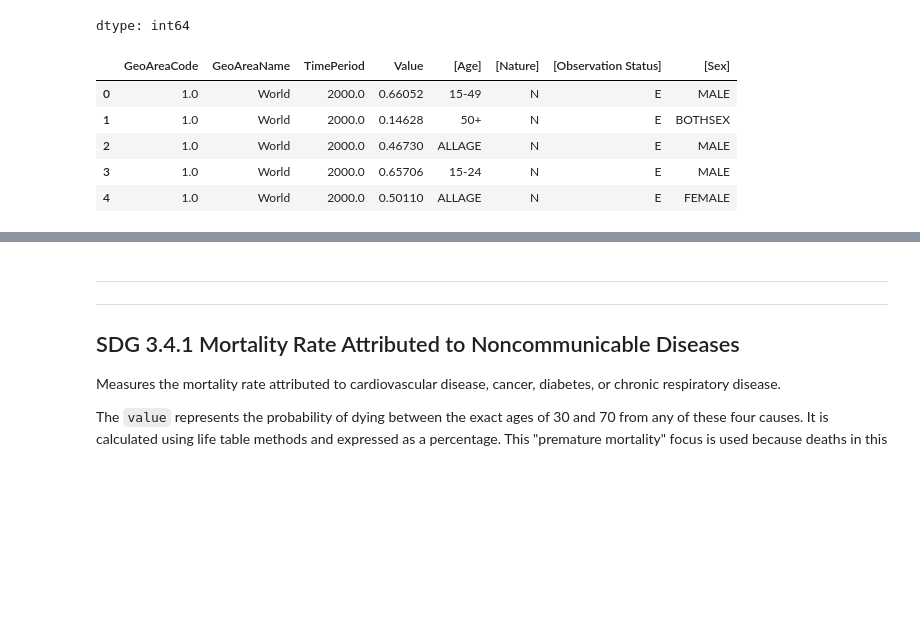
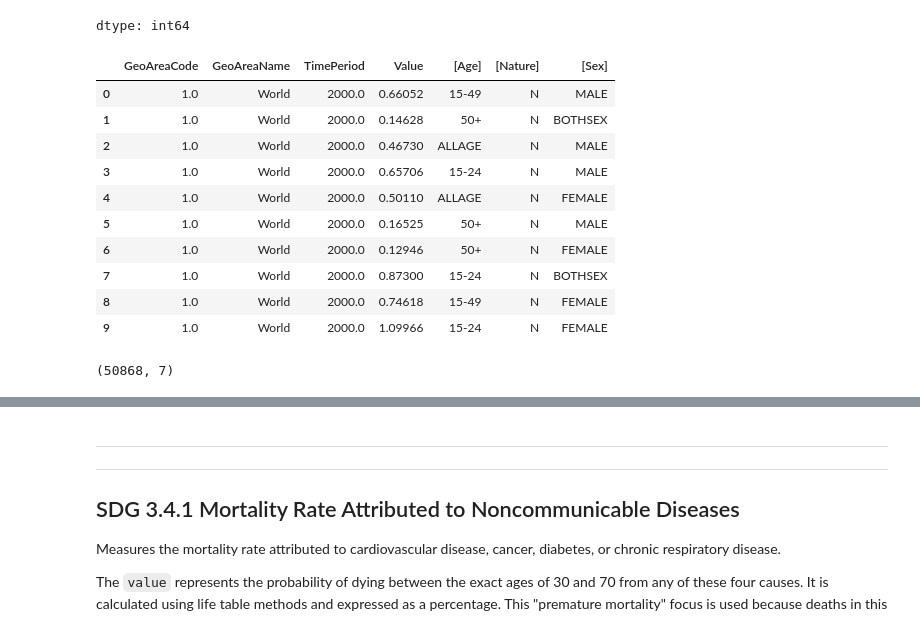
Before and after one commit to Sarkis55/UHC-and-Population-Health-Outcomes-Analysis-SDG-3-, a Jupyter notebook: UHC_and_Population_Health_Outcomes_Analysis.ipynb, the cells around one changed output, grey strips where cells are left out. Cells and saved outputs as stored; diff of their text form; code cells hidden in the pictures; blank space fills up the shorter version.

```diff
--- a/UHC_and_Population_Health_Outcomes_Analysis.ipynb
+++ b/UHC_and_Population_Health_Outcomes_Analysis.ipynb
@@ -242,14 +266,23 @@ HIV_df.isna().sum()
 | [Units] | 1 |
 dtype: int64
 # %%
-HIV_df.drop(["Goal",'Target', 'Indicator', "SeriesCode", "SeriesDescription", "TimeCoverage", 'Time_Detail','UpperBound', 'LowerBound', 'BasePeriod', 'Source', 'GeoInfoUrl','FootNote', '[Reporting Type]','[Units]'], axis = 1, inplace = True)
+HIV_df.drop(["Goal",'Target', 'Indicator', "SeriesCode", "SeriesDescription", "TimeCoverage", 'Time_Detail','UpperBound', 'LowerBound', 'BasePeriod', 'Source', 'GeoInfoUrl','FootNote', '[Reporting Type]',"[Observation Status]",'[Units]'], axis = 1, inplace = True)
 # %%
-#HIV_df.dropna(inplace = True)
-HIV_df.head()
+HIV_df.dropna(inplace = True)
+HIV_df.head(10)
 # %% [output]
-|  | GeoAreaCode | GeoAreaName | TimePeriod | Value | [Age] | [Nature] | [Observation Status] | [Sex] |
-| 0 | 1.0 | World | 2000.0 | 0.66052 | 15-49 | N | E | MALE |
-| 1 | 1.0 | World | 2000.0 | 0.14628 | 50+ | N | E | BOTHSEX |
-| 2 | 1.0 | World | 2000.0 | 0.46730 | ALLAGE | N | E | MALE |
-| 3 | 1.0 | World | 2000.0 | 0.65706 | 15-24 | N | E | MALE |
-| 4 | 1.0 | World | 2000.0 | 0.50110 | ALLAGE | N | E | FEMALE |
+|  | GeoAreaCode | GeoAreaName | TimePeriod | Value | [Age] | [Nature] | [Sex] |
+| 0 | 1.0 | World | 2000.0 | 0.66052 | 15-49 | N | MALE |
+| 1 | 1.0 | World | 2000.0 | 0.14628 | 50+ | N | BOTHSEX |
+| 2 | 1.0 | World | 2000.0 | 0.46730 | ALLAGE | N | MALE |
+| 3 | 1.0 | World | 2000.0 | 0.65706 | 15-24 | N | MALE |
+| 4 | 1.0 | World | 2000.0 | 0.50110 | ALLAGE | N | FEMALE |
+| 5 | 1.0 | World | 2000.0 | 0.16525 | 50+ | N | MALE |
+| 6 | 1.0 | World | 2000.0 | 0.12946 | 50+ | N | FEMALE |
+| 7 | 1.0 | World | 2000.0 | 0.87300 | 15-24 | N | BOTHSEX |
+| 8 | 1.0 | World | 2000.0 | 0.74618 | 15-49 | N | FEMALE |
+| 9 | 1.0 | World | 2000.0 | 1.09966 | 15-24 | N | FEMALE |
+# %%
+HIV_df.shape
+# %% [output]
+(50868, 7)
```
Also changed, not shown: parts of 20 cells of this notebook.
